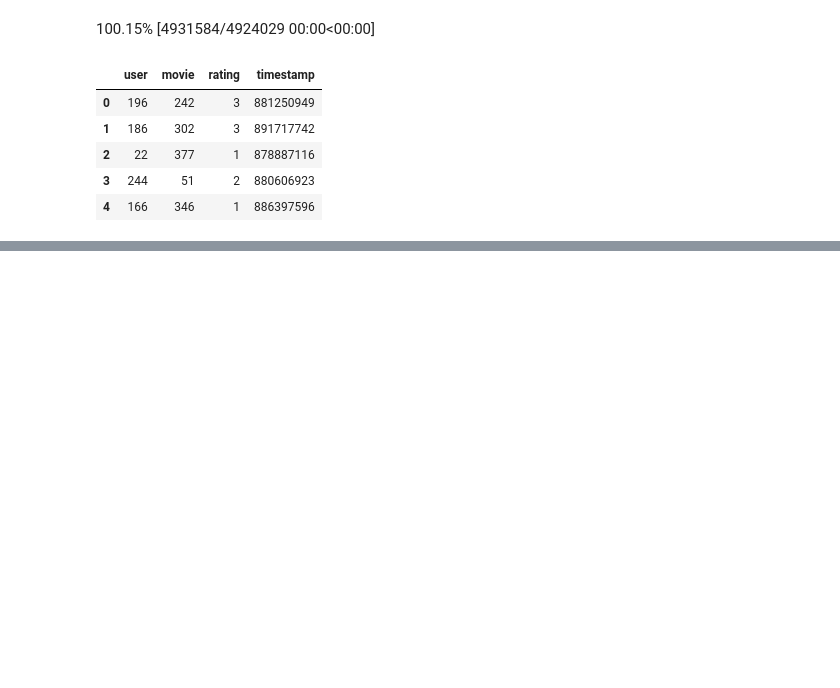
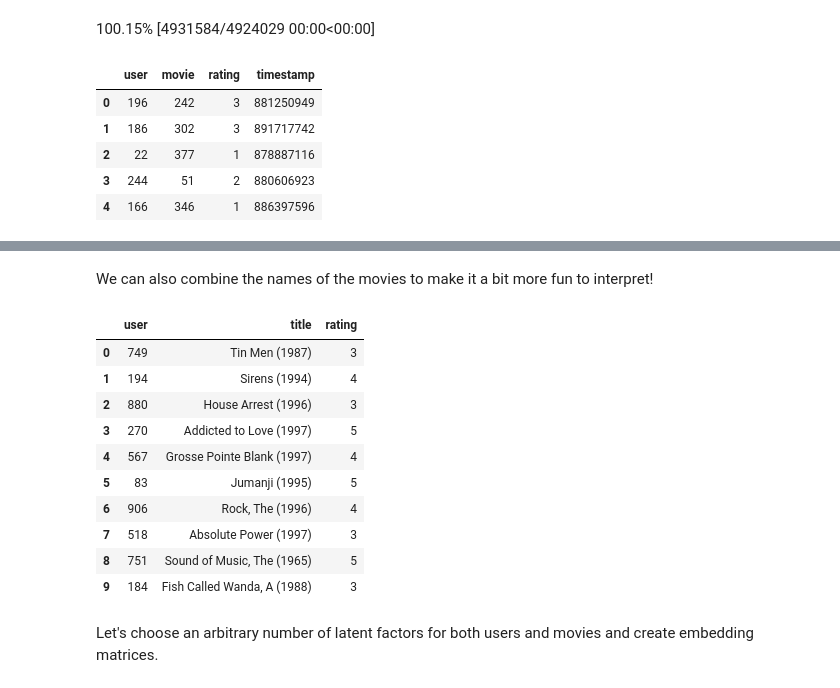
Before and after one commit to frank-895/machine_learning_journey, a Jupyter notebook: collaborative_filtering/collaborative_filtering.ipynb, the cells around one changed output, grey strips where cells are left out. Drawn from its saved outputs; the diff is of its cells as text; code cells hidden in the pictures; blank space fills up the shorter version.

```diff
--- a/collaborative_filtering/collaborative_filtering.ipynb
+++ b/collaborative_filtering/collaborative_filtering.ipynb
@@ -42,0 +62,25 @@ It's worth noting that the values we try to predict don't have to be ratings, it
+# %% [markdown]
+We can also combine the names of the movies to make it a bit more fun to interpret!
+# %%
+movies = pd.read_csv(path/'u.item', delimiter='|', encoding='latin-1', usecols=(0,1), names=('movie', 'title'), header=None)
+# %%
+df = df.merge(movies)
+# %%
+dls = CollabDataLoaders.from_df(df,
+                                item_name='title', # we pass the name of the movie to be used instead of id
+                                bs=64)
+dls.show_batch()
+# %% [output]
+|  | user | title | rating |
+| 0 | 749 | Tin Men (1987) | 3 |
+| 1 | 194 | Sirens (1994) | 4 |
+| 2 | 880 | House Arrest (1996) | 3 |
+| 3 | 270 | Addicted to Love (1997) | 5 |
+| 4 | 567 | Grosse Pointe Blank (1997) | 4 |
+| 5 | 83 | Jumanji (1995) | 5 |
+| 6 | 906 | Rock, The (1996) | 4 |
+| 7 | 518 | Absolute Power (1997) | 3 |
+| 8 | 751 | Sound of Music, The (1965) | 5 |
+| 9 | 184 | Fish Called Wanda, A (1988) | 3 |
+# %% [markdown]
+Let's choose an arbitrary number of latent factors for both users and movies and create embedding matrices.
```
Also changed, not shown: parts of 14 cells of this notebook.
